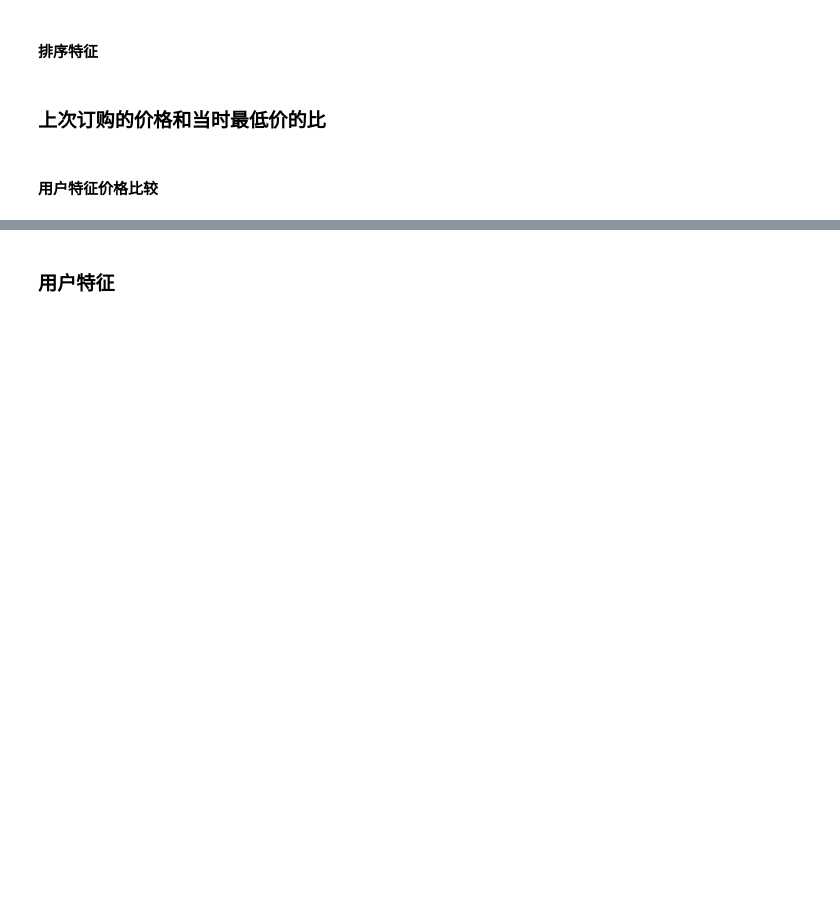
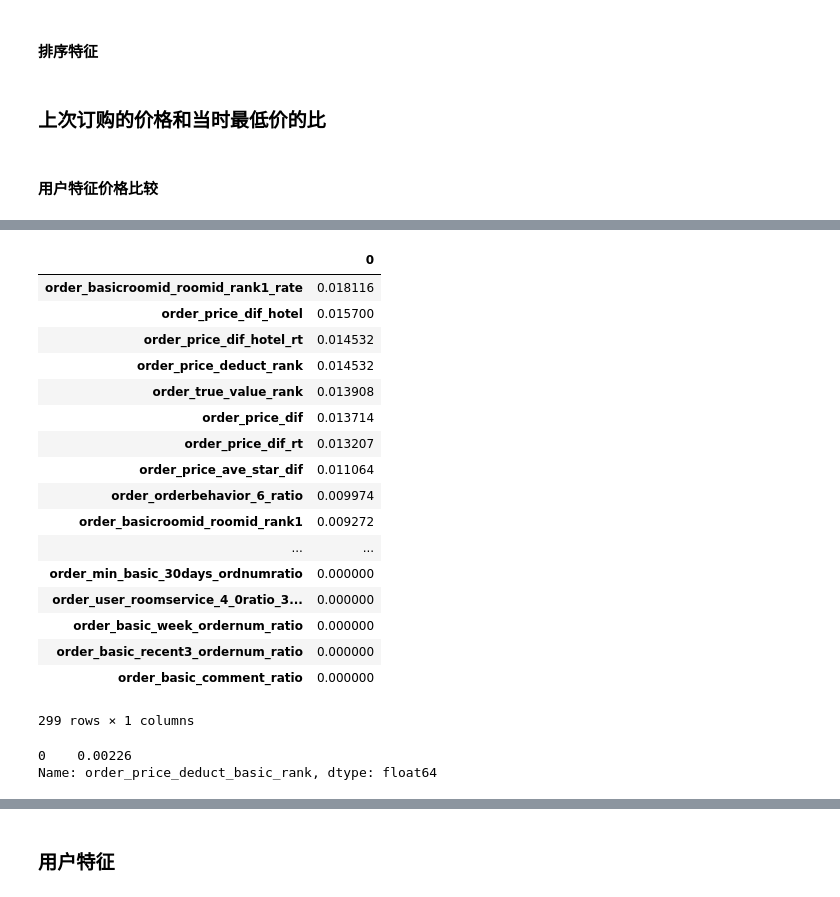
Before and after one commit to mrzhangboss/ctrip_room_predict, a Jupyter notebook: code/extract_order_feature.ipynb, the cells around one changed output, grey strips where cells are left out. Saved outputs shown, nothing was run; the diff lists cells and outputs as text; code cells hidden in the pictures; blank space fills up the shorter version.

```diff
--- a/code/extract_order_feature.ipynb
+++ b/code/extract_order_feature.ipynb
@@ -161,0 +260,26 @@ train_df['is_holiday']=(((train_df.order_weekday+train_df.user_avgadvanceddate)%
+# %%
+nidf
+# %% [output]
+|  | 0 |
+| order_basicroomid_roomid_rank1_rate | 0.018116 |
+| order_price_dif_hotel | 0.015700 |
+| order_price_dif_hotel_rt | 0.014532 |
+| order_price_deduct_rank | 0.014532 |
+| order_true_value_rank | 0.013908 |
+| order_price_dif | 0.013714 |
+| order_price_dif_rt | 0.013207 |
+| order_price_ave_star_dif | 0.011064 |
+| order_orderbehavior_6_ratio | 0.009974 |
+| order_basicroomid_roomid_rank1 | 0.009272 |
+| ... | ... |
+| order_min_basic_30days_ordnumratio | 0.000000 |
+| order_user_roomservice_4_0ratio_3... | 0.000000 |
+| order_basic_week_ordernum_ratio | 0.000000 |
+| order_basic_recent3_ordernum_ratio | 0.000000 |
+| order_basic_comment_ratio | 0.000000 |
+299 rows × 1 columns
+# %%
+nidf.loc['order_price_deduct_basic_rank']
+# %% [output]
+0    0.00226
+Name: order_price_deduct_basic_rank, dtype: float64
```
Also changed, not shown: parts of 45 cells of this notebook, 10 other files.
